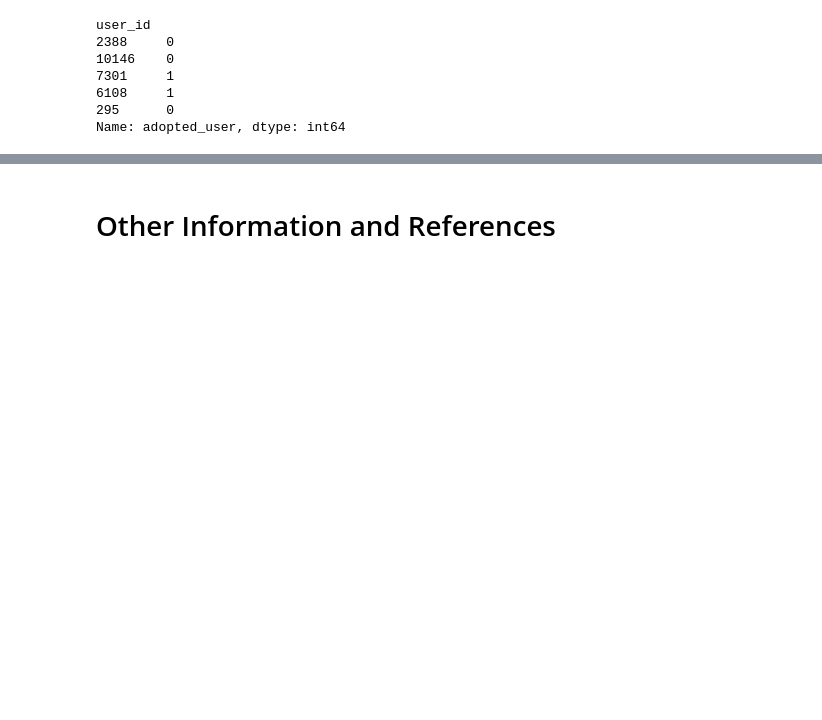
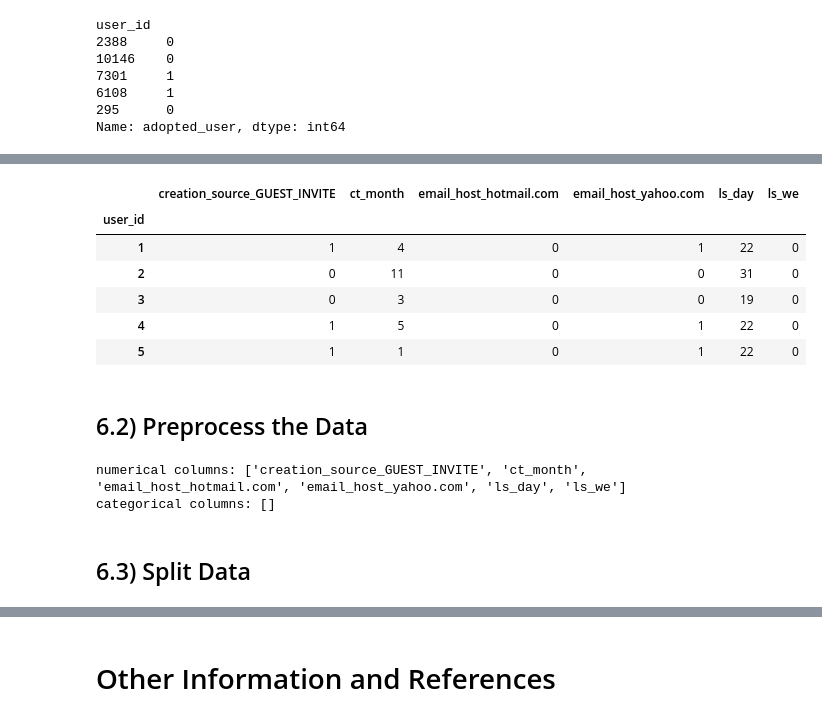
Before and after one commit to milesin3d/Springboard-MiniProjects, a Jupyter notebook: Relax Inc/Relax Inc.ipynb, the cells around one changed output, grey strips where cells are left out. Saved outputs shown, nothing was run; the diff lists cells and outputs as text; code cells hidden in the pictures; blank space fills up the shorter version.

```diff
--- a/Relax Inc/Relax Inc.ipynb
+++ b/Relax Inc/Relax Inc.ipynb
@@ -1416,0 +1665,11 @@ Name: adopted_user, dtype: int64
+# %%
+# use groupby to categorize users into adopted users or not
+
+# group by user_id and aggregate using custom function
+tue_agg = tue.groupby('user_id').agg(adopt_func)
+
+# rename columns
+tue_agg.columns = ['adopted_user']
+
+# convert column to category format
+tue_agg['adopted_user'] = pd.Categorical(tue_agg['adopted_user'])
@@ -1416,0 +1688,4 @@ Name: adopted_user, dtype: int64
+# %%
+# combine tu and tue_agg tables by user_id
+tu_comb = tu.merge(tue_agg, on='user_id')
+tu_comb.head()
@@ -1416,0 +1701,9 @@ Name: adopted_user, dtype: int64
+# %%
+# remove columns: objects, datetime and unique values
+
+rem_cols = list(tu_comb.select_dtypes(['object'])) + \
+                            list(tu_comb.select_dtypes(['datetime'])) + \
+                            ['org_id','invited_by_user_id']
+print(rem_cols)
+
+tu_comb.drop(rem_cols, inplace=True, axis = 1)
@@ -1416,0 +1712,14 @@ Name: adopted_user, dtype: int64
+# %%
+# convert categorical cols into int
+
+# for cols with 2 categories
+conv_cols = list(tu_comb.columns)
+conv_cols.remove('creation_source') # >2 categories
+conv_cols.remove('email_host') # >2 categories
+
+for col in conv_cols:
+    tu_comb[col] = tu_comb[col].astype(np.int64)
+
+
+# for cols with > 2 categories
+tu_comb = pd.get_dummies(tu_comb)
@@ -1416,0 +1737,13 @@ Name: adopted_user, dtype: int64
+# %%
+final_df = tu_comb[final_cols]
+final_df.head()
+# %% [output]
+|  | creation_source_GUEST_INVITE | ct_month | email_host_hotmail.com | email_host_yahoo.com | ls_day | ls_we |
+| user_id |  |  |  |  |  |  |
+| 1 | 1 | 4 | 0 | 1 | 22 | 0 |
+| 2 | 0 | 11 | 0 | 0 | 31 | 0 |
+| 3 | 0 | 3 | 0 | 0 | 19 | 0 |
+| 4 | 1 | 5 | 0 | 1 | 22 | 0 |
+| 5 | 1 | 1 | 0 | 1 | 22 | 0 |
+# %% [markdown]
+## 6.2) Preprocess the Data
@@ -1416,0 +1760,29 @@ Name: adopted_user, dtype: int64
+# %%
+# create a pipeline to preprocess the data
+
+# numerical features and transformer
+num_feat = final_df.select_dtypes(include='number').columns.tolist()
+print('numerical columns:', num_feat)
+num_tran = Pipeline(steps=[
+                            ('imputer', SimpleImputer(strategy='median')),
+                            ('scaler', StandardScaler())
+                                ])
+
+# categorical features and transformer
+cat_feat = final_df.select_dtypes(include='category').columns.tolist()
+print('categorical columns:', cat_feat)
+cat_tran = Pipeline(steps=[
+                            ('imputer', SimpleImputer(strategy='constant', fill_value='missing')),
+                            ('onehot', OneHotEncoder())
+                                ])
+
+# combine cat and num transformers
+preprocessor = ColumnTransformer(transformers=[
+                                    ('num', num_tran, num_feat),
+                                    ('cat', cat_tran, cat_feat)
+                                        ])
+# %% [output]
+numerical columns: ['creation_source_GUEST_INVITE', 'ct_month', 'email_host_hotmail.com', 'email_host_yahoo.com', 'ls_day', 'ls_we']
+categorical columns: []
+# %% [markdown]
+## 6.3) Split Data
```
Also changed, not shown: parts of 58 cells of this notebook.
